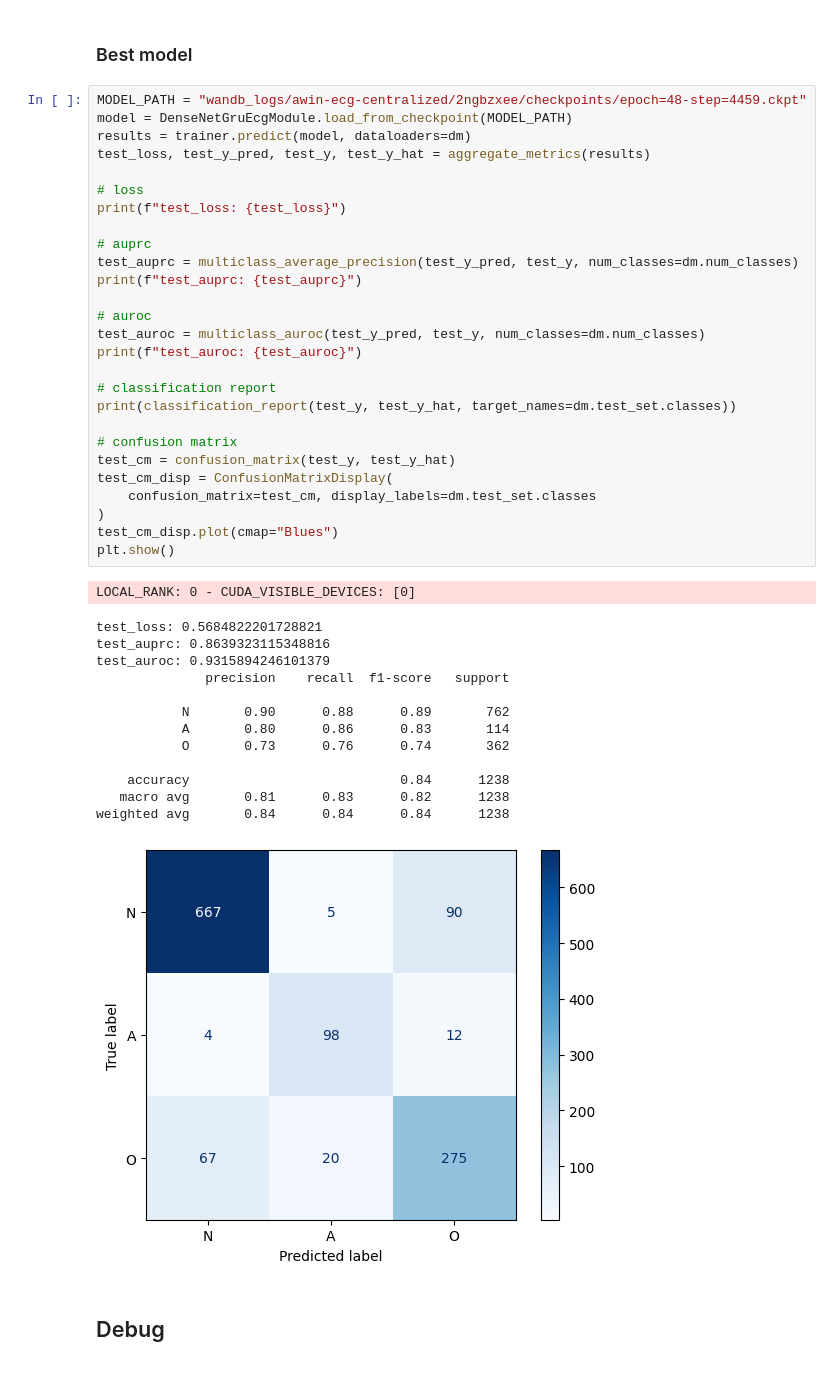
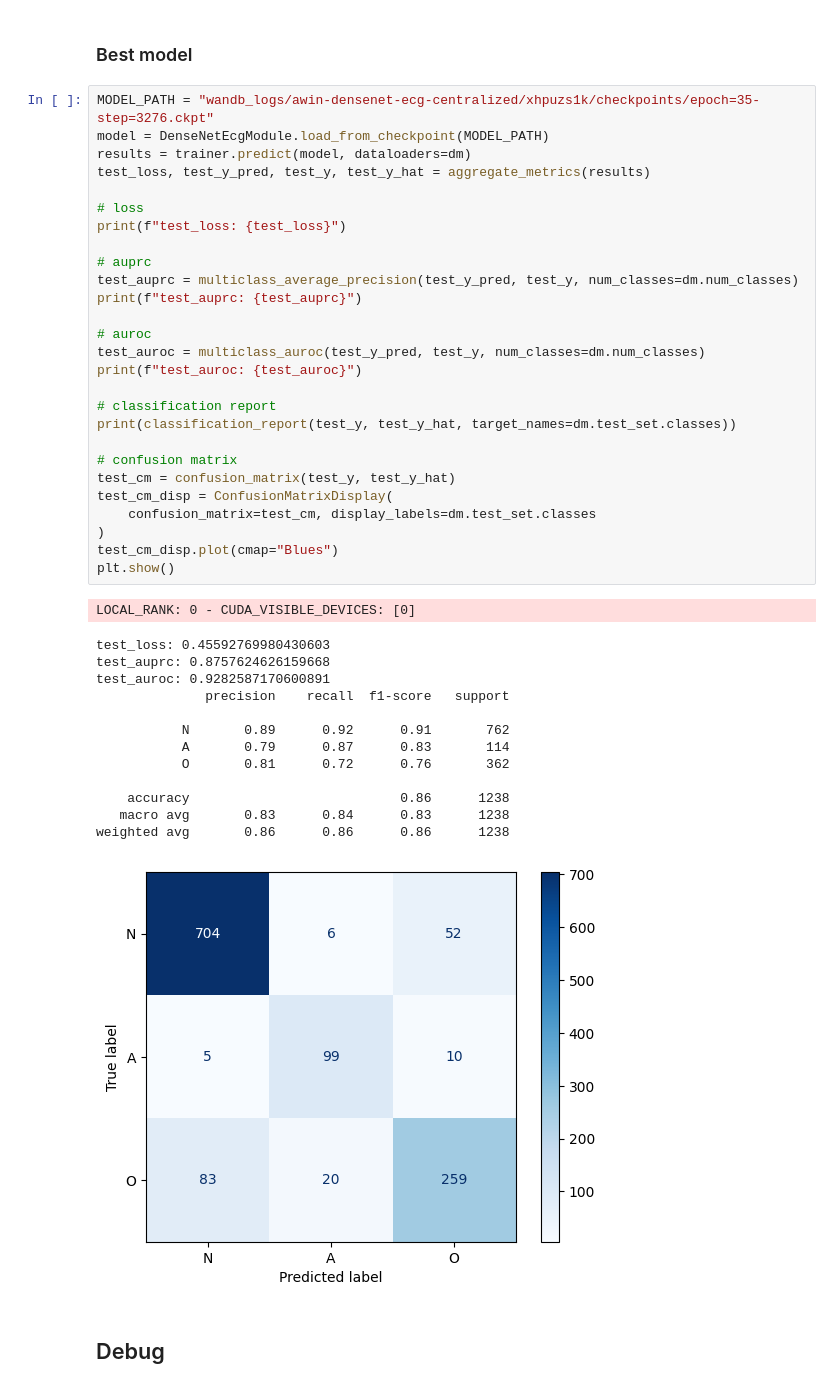
Before and after one commit to devilhyt/ecg-federated-learning-public, a Jupyter notebook: debug.ipynb, the cells around one changed output. Cells and saved outputs as stored; diff of their text form.

```diff
--- a/debug.ipynb
+++ b/debug.ipynb
@@ -58,47 +58,47 @@ def aggregate_metrics(results):
 # %% [markdown]
 ### Best model
 # %%
-MODEL_PATH = "wandb_logs/awin-ecg-centralized/2ngbzxee/checkpoints/epoch=48-step=4459.ckpt"
-model = DenseNetGruEcgModule.load_from_checkpoint(MODEL_PATH)
+MODEL_PATH = "wandb_logs/awin-densenet-ecg-centralized/xhpuzs1k/checkpoints/epoch=35-step=3276.ckpt"
+model = DenseNetEcgModule.load_from_checkpoint(MODEL_PATH)
 results = trainer.predict(model, dataloaders=dm)
 test_loss, test_y_pred, test_y, test_y_hat = aggregate_metrics(results)
 
 # loss
 print(f"test_loss: {test_loss}")
 
 # auprc
 test_auprc = multiclass_average_precision(test_y_pred, test_y, num_classes=dm.num_classes)
 print(f"test_auprc: {test_auprc}")
 
 # auroc
 test_auroc = multiclass_auroc(test_y_pred, test_y, num_classes=dm.num_classes)
 print(f"test_auroc: {test_auroc}")
 
 # classification report
 print(classification_report(test_y, test_y_hat, target_names=dm.test_set.classes))
 
 # confusion matrix
 test_cm = confusion_matrix(test_y, test_y_hat)
 test_cm_disp = ConfusionMatrixDisplay(
     confusion_matrix=test_cm, display_labels=dm.test_set.classes
 )
 test_cm_disp.plot(cmap="Blues")
 plt.show()
 # %% [output]
 LOCAL_RANK: 0 - CUDA_VISIBLE_DEVICES: [0]
-test_loss: 0.5684822201728821
-test_auprc: 0.8639323115348816
-test_auroc: 0.9315894246101379
+test_loss: 0.45592769980430603
+test_auprc: 0.8757624626159668
+test_auroc: 0.9282587170600891
               precision    recall  f1-score   support
 
-           N       0.90      0.88      0.89       762
-           A       0.80      0.86      0.83       114
-           O       0.73      0.76      0.74       362
+           N       0.89      0.92      0.91       762
+           A       0.79      0.87      0.83       114
+           O       0.81      0.72      0.76       362
 
-    accuracy                           0.84      1238
-   macro avg       0.81      0.83      0.82      1238
-weighted avg       0.84      0.84      0.84      1238
+    accuracy                           0.86      1238
+   macro avg       0.83      0.84      0.83      1238
+weighted avg       0.86      0.86      0.86      1238
-[figure, old version]
+[figure, new version]
 # %% [markdown]
 ## Debug
 # %%
```
Also changed, not shown: parts of 2 cells of this notebook, 10 other files.
